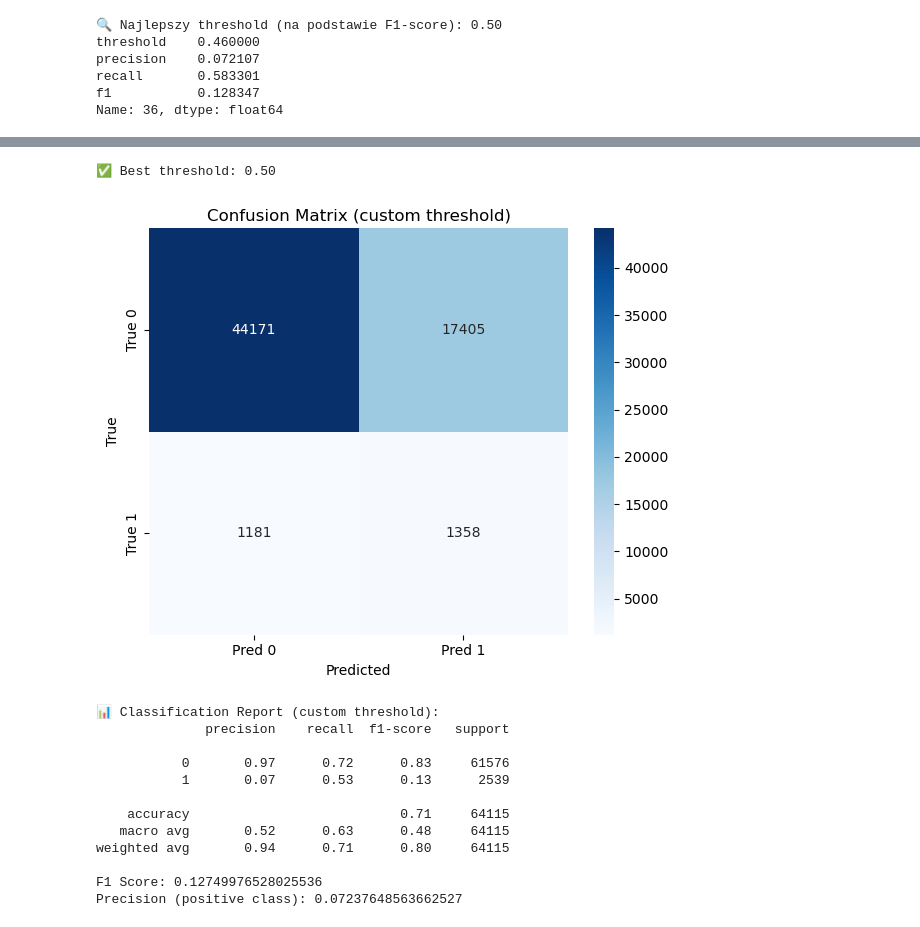
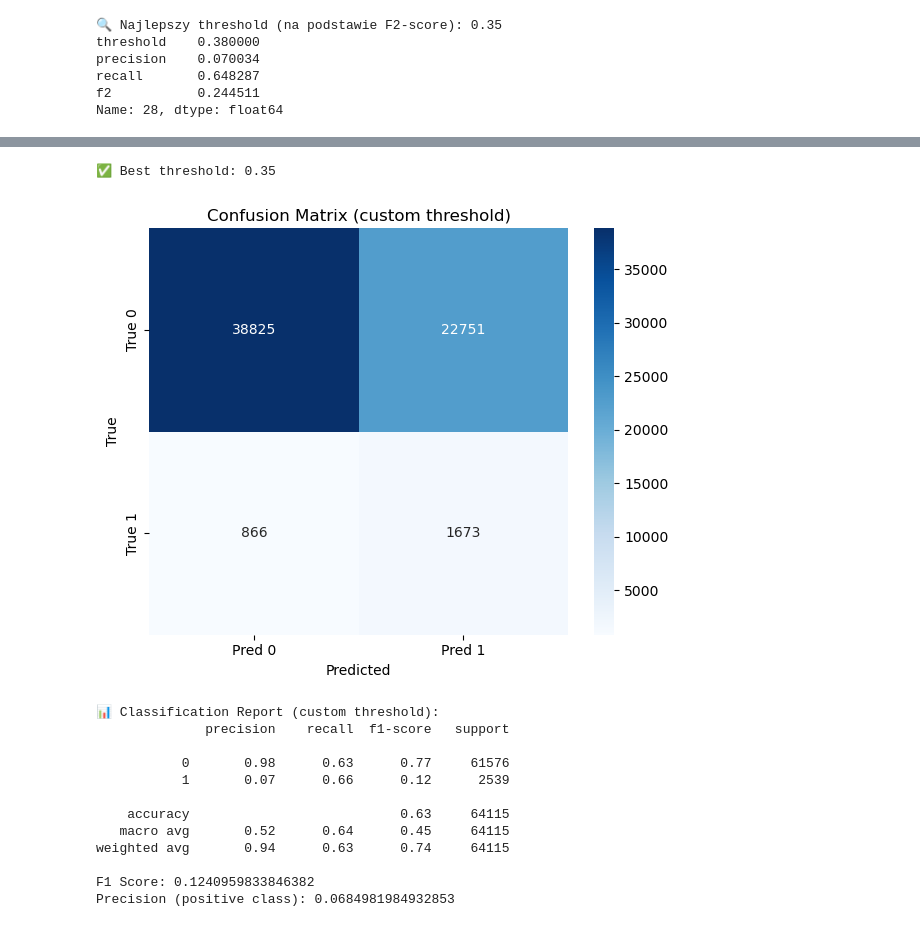
Before and after one commit to kacpert20/machine_learning_lung_cancer, a Jupyter notebook: CatBoost_tuning_visualisation.ipynb, the cells around one changed output, grey strips where cells are left out. Saved outputs shown, nothing was run; the diff lists cells and outputs as text; code cells hidden in the pictures.

```diff
--- a/CatBoost_tuning_visualisation.ipynb
+++ b/CatBoost_tuning_visualisation.ipynb
@@ -92,32 +98,33 @@ y_probs = model.predict_proba(X_test)[:, 1]
 # Przygotowanie do optymalizacji progu
 thresholds = np.arange(0.1, 0.9, 0.01)
 results = []
+from sklearn.metrics import fbeta_score
 
 for thresh in thresholds:
     y_pred_thresh = (y_probs >= thresh).astype(int)
     precision = precision_score(y_test, y_pred_thresh, zero_division=0)
     recall = recall_score(y_test, y_pred_thresh, zero_division=0)
-    f1 = f1_score(y_test, y_pred_thresh, zero_division=0)
-    results.append({'threshold': thresh, 'precision': precision, 'recall': recall, 'f1': f1})
+    f2 = fbeta_score(y_test, y_pred_thresh, beta=2, zero_division=0)
+    results.append({'threshold': thresh, 'precision': precision, 'recall': recall, 'f2': f2})
 
 # Konwertujemy wyniki do DataFrame
 results_df = pd.DataFrame(results)
 
 # Szukamy najlepszego progu
-best_row = results_df.loc[results_df['f1'].idxmax()]
+best_row = results_df.loc[results_df['f2'].idxmax()]
 best_thresh = best_row['threshold']
 
 #ponieważ działa to giga kiepsko
-best_thresh = 0.5
+best_thresh = 0.35
 
-print(f"\n🔍 Najlepszy threshold (na podstawie F1-score): {best_thresh:.2f}")
+print(f"\n🔍 Najlepszy threshold (na podstawie F2-score): {best_thresh:.2f}")
 print(best_row)
 
 # Rysujemy wykres
 plt.figure(figsize=(10, 6))
 plt.plot(results_df['threshold'], results_df['precision'], label='Precision')
 plt.plot(results_df['threshold'], results_df['recall'], label='Recall')
-plt.plot(results_df['threshold'], results_df['f1'], label='F1-score', linewidth=2)
+plt.plot(results_df['threshold'], results_df['f2'], label='F2-score', linewidth=2)
 plt.axvline(best_thresh, color='gray', linestyle='--', label=f'Best Threshold ({best_thresh:.2f})')
 plt.xlabel('Threshold')
 plt.ylabel('Score')
@@ -151,9 +158,9 @@ print(classification_report(y_test, y_pred_final, digits=2))
 print("F1 Score:", f1_score(y_test, y_pred_final))
 print("Precision (positive class):", precision_score(y_test, y_pred_final))
 # %% [output]
-🔍 Najlepszy threshold (na podstawie F1-score): 0.50
-threshold    0.460000
-precision    0.072107
-recall       0.583301
-f1           0.128347
-Name: 36, dtype: float64
+🔍 Najlepszy threshold (na podstawie F2-score): 0.35
+threshold    0.380000
+precision    0.070034
+recall       0.648287
+f2           0.244511
+Name: 28, dtype: float64
@@ -161,17 +168,17 @@ Name: 36, dtype: float64
-✅ Best threshold: 0.50
+✅ Best threshold: 0.35
-[figure, old version]
+[figure, new version]
 📊 Classification Report (custom threshold):
               precision    recall  f1-score   support
 
-           0       0.97      0.72      0.83     61576
-           1       0.07      0.53      0.13      2539
+           0       0.98      0.63      0.77     61576
+           1       0.07      0.66      0.12      2539
 
-    accuracy                           0.71     64115
-   macro avg       0.52      0.63      0.48     64115
-weighted avg       0.94      0.71      0.80     64115
+    accuracy                           0.63     64115
+   macro avg       0.52      0.64      0.45     64115
+weighted avg       0.94      0.63      0.74     64115
 
-F1 Score: 0.12749976528025536
-Precision (positive class): 0.07237648563662527
+F1 Score: 0.1240959833846382
+Precision (positive class): 0.0684981984932853
 # %%
 import pickle
 def save_model(model, path):
```
Also changed, not shown: parts of 4 cells of this notebook, 5 other files.
